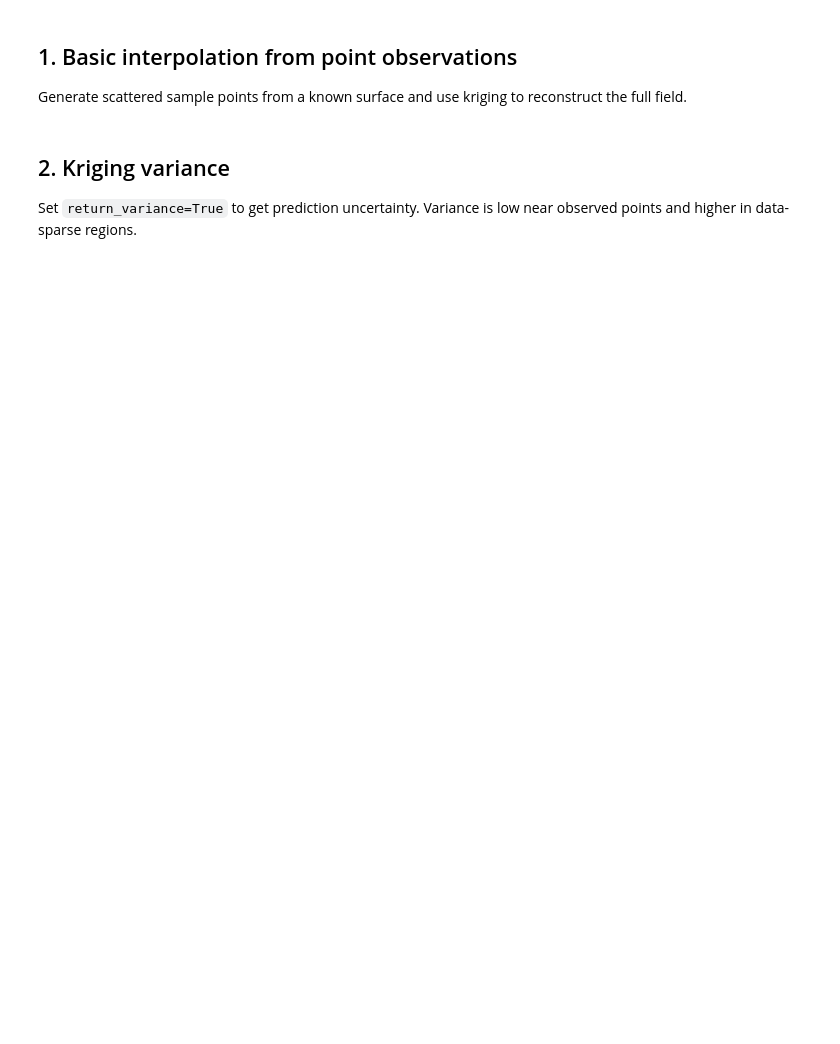
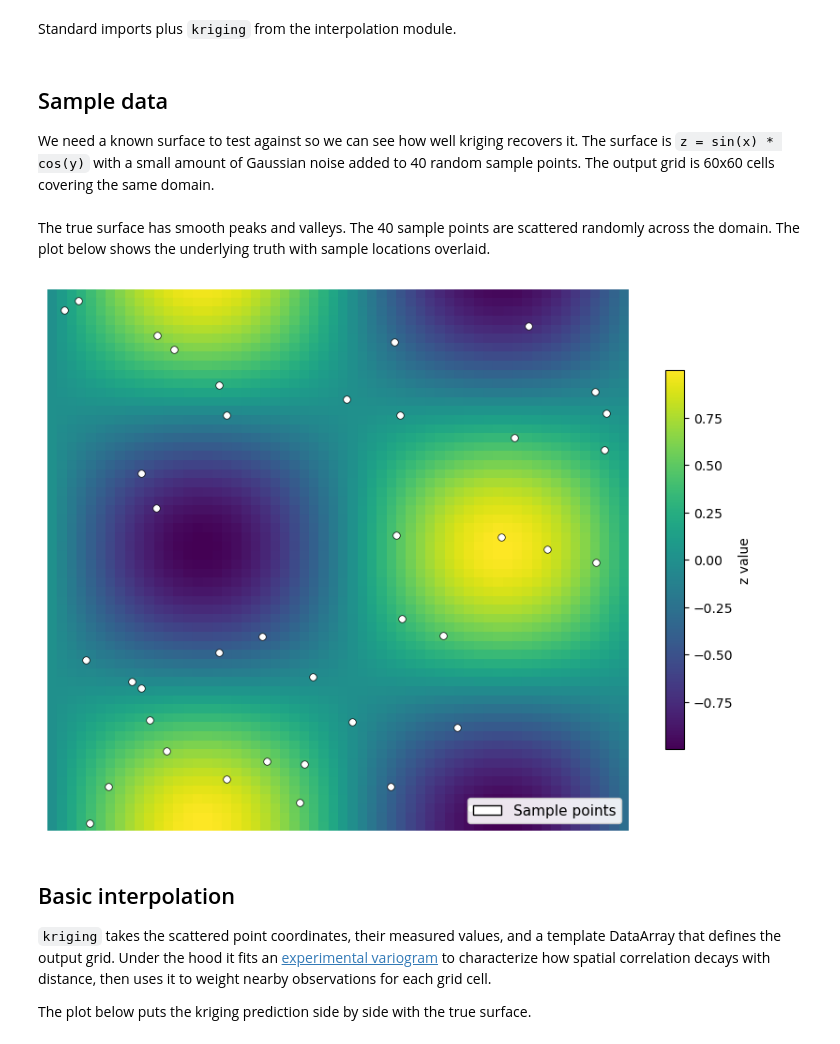
Before and after one commit to makepath/xarray-spatial, a Jupyter notebook: examples/user_guide/21_Kriging.ipynb, the cells around one changed output. Saved outputs shown, nothing was run; the diff lists cells and outputs as text; code cells hidden in the pictures; blank space fills up the shorter version.

```diff
--- a/examples/user_guide/21_Kriging.ipynb
+++ b/examples/user_guide/21_Kriging.ipynb
@@ -11,3 +17,5 @@ Key features:
+# %% [markdown]
+Standard imports plus `kriging` from the interpolation module.
 # %%
 import numpy as np
 import xarray as xr
@@ -15,9 +25,9 @@ import matplotlib.pyplot as plt
 
 from xrspatial.interpolate import kriging
 # %% [markdown]
-## 1. Basic interpolation from point observations
+## Sample data
 
-Generate scattered sample points from a known surface and use kriging to reconstruct the full field.
+We need a known surface to test against so we can see how well kriging recovers it. The surface is `z = sin(x) * cos(y)` with a small amount of Gaussian noise added to 40 random sample points. The output grid is 60x60 cells covering the same domain.
 # %%
 # True surface: z = sin(x) * cos(y)
 rng = np.random.RandomState(42)
@@ -35,26 +45,29 @@ template = xr.DataArray(
     coords={'y': y_grid, 'x': x_grid},
 )
 
-result = kriging(x_pts, y_pts, z_pts, template)
-
-# True surface for comparison
+# True surface as a DataArray for plotting
 gx, gy = np.meshgrid(x_grid, y_grid)
-true_surface = np.sin(gx) * np.cos(gy)
-
-fig, axes = plt.subplots(1, 2, figsize=(12, 5))
-im0 = axes[0].imshow(true_surface, extent=[0, 6, 6, 0], cmap='viridis')
-axes[0].scatter(x_pts, y_pts, c='red', s=15, edgecolors='k', linewidth=0.5)
-axes[0].set_title('True surface + sample points')
-fig.colorbar(im0, ax=axes[0], shrink=0.7)
-
-im1 = axes[1].imshow(result.values, extent=[0, 6, 6, 0], cmap='viridis')
-axes[1].set_title('Kriging prediction')
-fig.colorbar(im1, ax=axes[1], shrink=0.7)
-
-plt.tight_layout()
-plt.show()
+true_surface = xr.DataArray(
+    np.sin(gx) * np.cos(gy),
+    dims=['y', 'x'],
+    coords={'y': y_grid, 'x': x_grid},
+)
+# %% [markdown]
+The true surface has smooth peaks and valleys. The 40 sample points are scattered randomly across the domain. The plot below shows the underlying truth with sample locations overlaid.
+# %%
+fig, ax = plt.subplots(figsize=(10, 7.5))
+true_surface.plot.imshow(ax=ax, cmap='viridis', add_colorbar=True,
+                         cbar_kwargs={'label': 'z value', 'shrink': 0.7})
+ax.scatter(x_pts, y_pts, c='white', s=30, edgecolors='black', linewidth=0.5, zorder=5)
+ax.legend(handles=[Patch(facecolor='white', edgecolor='black', label='Sample points')],
+          loc='lower right', fontsize=11, framealpha=0.9)
+ax.set_axis_off()
+# %% [output]
+[figure, added]
 # %% [markdown]
-## 2. Kriging variance
+## Basic interpolation
 
-Set `return_variance=True` to get prediction uncertainty. Variance is low near observed points and higher in data-sparse regions.
+`kriging` takes the scattered point coordinates, their measured values, and a template DataArray that defines the output grid. Under the hood it fits an [experimental variogram](https://en.wikipedia.org/wiki/Variogram) to characterize how spatial correlation decays with distance, then uses it to weight nearby observations for each grid cell.
+
+The plot below puts the kriging prediction side by side with the true surface.
 # %%
```
Also changed, not shown: parts of 16 cells of this notebook, 1 other file.
